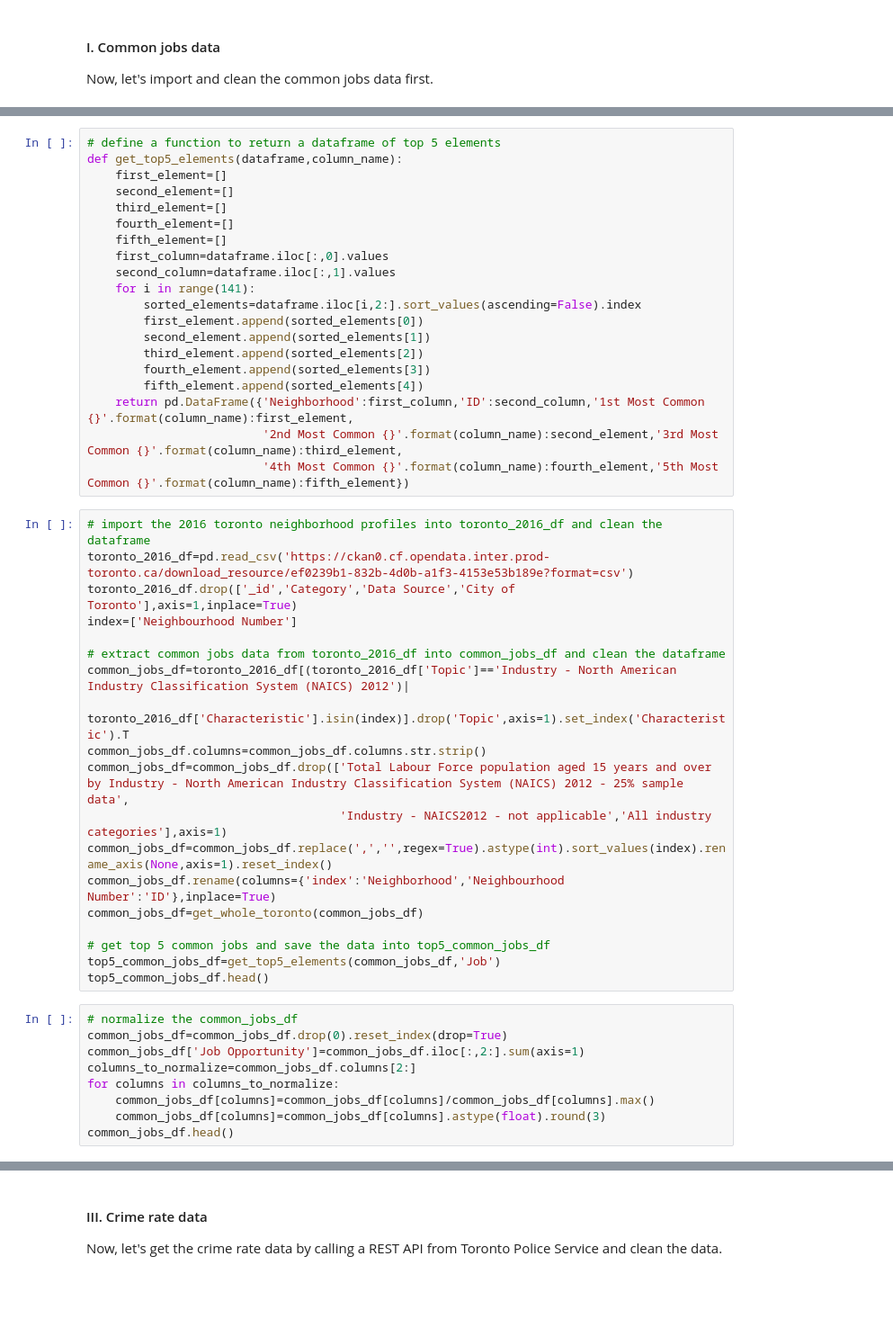
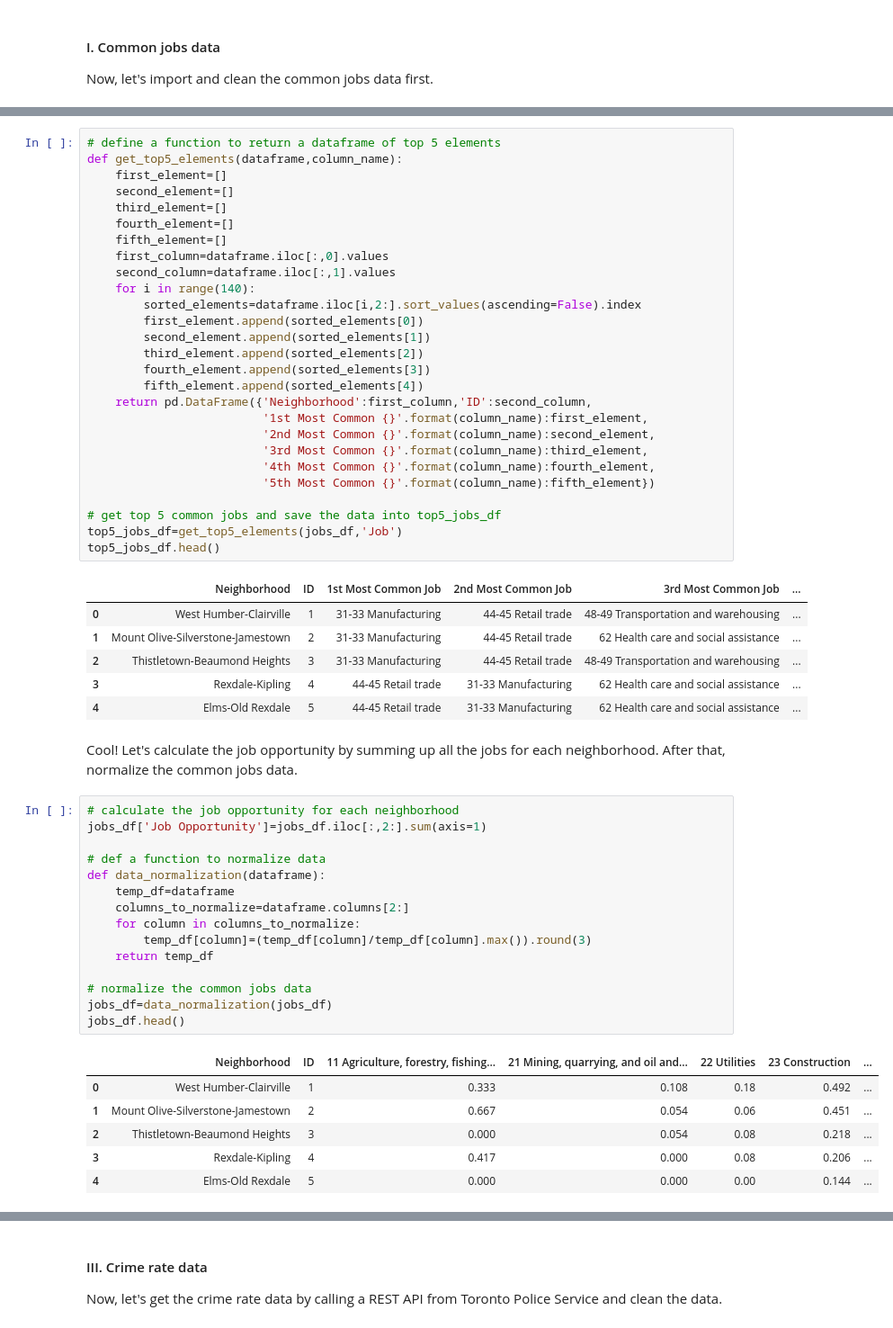
Before and after one commit to titus-chin/ibm_data_science_capstone, a Jupyter notebook: Toronto's_Neighborhoods_Recommender_System.ipynb, the cells around one changed output, grey strips where cells are left out. Shown: that part at 90% size. Saved outputs shown, nothing was run; the diff lists cells and outputs as text; blank space fills up the shorter version.

```diff
--- a/Toronto's_Neighborhoods_Recommender_System.ipynb
+++ b/Toronto's_Neighborhoods_Recommender_System.ipynb
@@ -65,41 +79,51 @@ def get_top5_elements(dataframe,column_name):
     fifth_element=[]
     first_column=dataframe.iloc[:,0].values
     second_column=dataframe.iloc[:,1].values
-    for i in range(141):
+    for i in range(140):
         sorted_elements=dataframe.iloc[i,2:].sort_values(ascending=False).index
         first_element.append(sorted_elements[0])
         second_element.append(sorted_elements[1])
         third_element.append(sorted_elements[2])
         fourth_element.append(sorted_elements[3])
         fifth_element.append(sorted_elements[4])
-    return pd.DataFrame({'Neighborhood':first_column,'ID':second_column,'1st Most Common {}'.format(column_name):first_element,
-                         '2nd Most Common {}'.format(column_name):second_element,'3rd Most Common {}'.format(column_name):third_element,
-                         '4th Most Common {}'.format(column_name):fourth_element,'5th Most Common {}'.format(column_name):fifth_element})
+    return pd.DataFrame({'Neighborhood':first_column,'ID':second_column,
+                         '1st Most Common {}'.format(column_name):first_element,
+                         '2nd Most Common {}'.format(column_name):second_element,
+                         '3rd Most Common {}'.format(column_name):third_element,
+                         '4th Most Common {}'.format(column_name):fourth_element,
+                         '5th Most Common {}'.format(column_name):fifth_element})
+
+# get top 5 common jobs and save the data into top5_jobs_df
+top5_jobs_df=get_top5_elements(jobs_df,'Job')
+top5_jobs_df.head()
+# %% [output]
+|  | Neighborhood | ID | 1st Most Common Job | 2nd Most Common Job | 3rd Most Common Job | ... |
+| 0 | West Humber-Clairville | 1 | 31-33 Manufacturing | 44-45 Retail trade | 48-49 Transportation and warehousing | ... |
+| 1 | Mount Olive-Silverstone-Jamestown | 2 | 31-33 Manufacturing | 44-45 Retail trade | 62 Health care and social assistance | ... |
+| 2 | Thistletown-Beaumond Heights | 3 | 31-33 Manufacturing | 44-45 Retail trade | 48-49 Transportation and warehousing | ... |
+| 3 | Rexdale-Kipling | 4 | 44-45 Retail trade | 31-33 Manufacturing | 62 Health care and social assistance | ... |
+| 4 | Elms-Old Rexdale | 5 | 44-45 Retail trade | 31-33 Manufacturing | 62 Health care and social assistance | ... |
-# %%
-# import the 2016 toronto neighborhood profiles into toronto_2016_df and clean the dataframe
-toronto_2016_df=pd.read_csv('https://ckan0.cf.opendata.inter.prod-toronto.ca/download_resource/ef0239b1-832b-4d0b-a1f3-4153e53b189e?format=csv')
-toronto_2016_df.drop(['_id','Category','Data Source','City of Toronto'],axis=1,inplace=True)
-index=['Neighbourhood Number']
-
-# extract common jobs data from toronto_2016_df into common_jobs_df and clean the dataframe
-common_jobs_df=toronto_2016_df[(toronto_2016_df['Topic']=='Industry - North American Industry Classification System (NAICS) 2012')|
-                               toronto_2016_df['Characteristic'].isin(index)].drop('Topic',axis=1).set_index('Characteristic').T
-common_jobs_df.columns=common_jobs_df.columns.str.strip()
-common_jobs_df=common_jobs_df.drop(['Total Labour Force population aged 15 years and over by Industry - North American Industry Classification System (NAICS) 2012 - 25% sample data',
-                                    'Industry - NAICS2012 - not applicable','All industry categories'],axis=1)
-common_jobs_df=common_jobs_df.replace(',','',regex=True).astype(int).sort_values(index).rename_axis(None,axis=1).reset_index()
-common_jobs_df.rename(columns={'index':'Neighborhood','Neighbourhood Number':'ID'},inplace=True)
-common_jobs_df=get_whole_toronto(common_jobs_df)
-
-# get top 5 common jobs and save the data into top5_common_jobs_df
-top5_common_jobs_df=get_top5_elements(common_jobs_df,'Job')
-top5_common_jobs_df.head()
-# %%
-# normalize the common_jobs_df
-common_jobs_df=common_jobs_df.drop(0).reset_index(drop=True)
-common_jobs_df['Job Opportunity']=common_jobs_df.iloc[:,2:].sum(axis=1)
-columns_to_normalize=common_jobs_df.columns[2:]
-for columns in columns_to_normalize:
-    common_jobs_df[columns]=common_jobs_df[columns]/common_jobs_df[columns].max()
-    common_jobs_df[columns]=common_jobs_df[columns].astype(float).round(3)
-common_jobs_df.head()
+# %% [markdown]
+Cool! Let's calculate the job opportunity by summing up all the jobs for each neighborhood. After that, normalize the common jobs data.
+# %%
+# calculate the job opportunity for each neighborhood
+jobs_df['Job Opportunity']=jobs_df.iloc[:,2:].sum(axis=1)
+
+# def a function to normalize data
+def data_normalization(dataframe):
+    temp_df=dataframe
+    columns_to_normalize=dataframe.columns[2:]
+    for column in columns_to_normalize:
+        temp_df[column]=(temp_df[column]/temp_df[column].max()).round(3)
+    return temp_df
+
+# normalize the common jobs data
+jobs_df=data_normalization(jobs_df)
+jobs_df.head()
+# %% [output]
+|  | Neighborhood | ID | 11 Agriculture, forestry, fishing... | 21 Mining, quarrying, and oil and... | 22 Utilities | 23 Construction | ... |
+| 0 | West Humber-Clairville | 1 | 0.333 | 0.108 | 0.18 | 0.492 | ... |
+| 1 | Mount Olive-Silverstone-Jamestown | 2 | 0.667 | 0.054 | 0.06 | 0.451 | ... |
+| 2 | Thistletown-Beaumond Heights | 3 | 0.000 | 0.054 | 0.08 | 0.218 | ... |
+| 3 | Rexdale-Kipling | 4 | 0.417 | 0.000 | 0.08 | 0.206 | ... |
+| 4 | Elms-Old Rexdale | 5 | 0.000 | 0.000 | 0.00 | 0.144 | ... |
```
Also changed, not shown: parts of 31 cells of this notebook, 1 other file.
